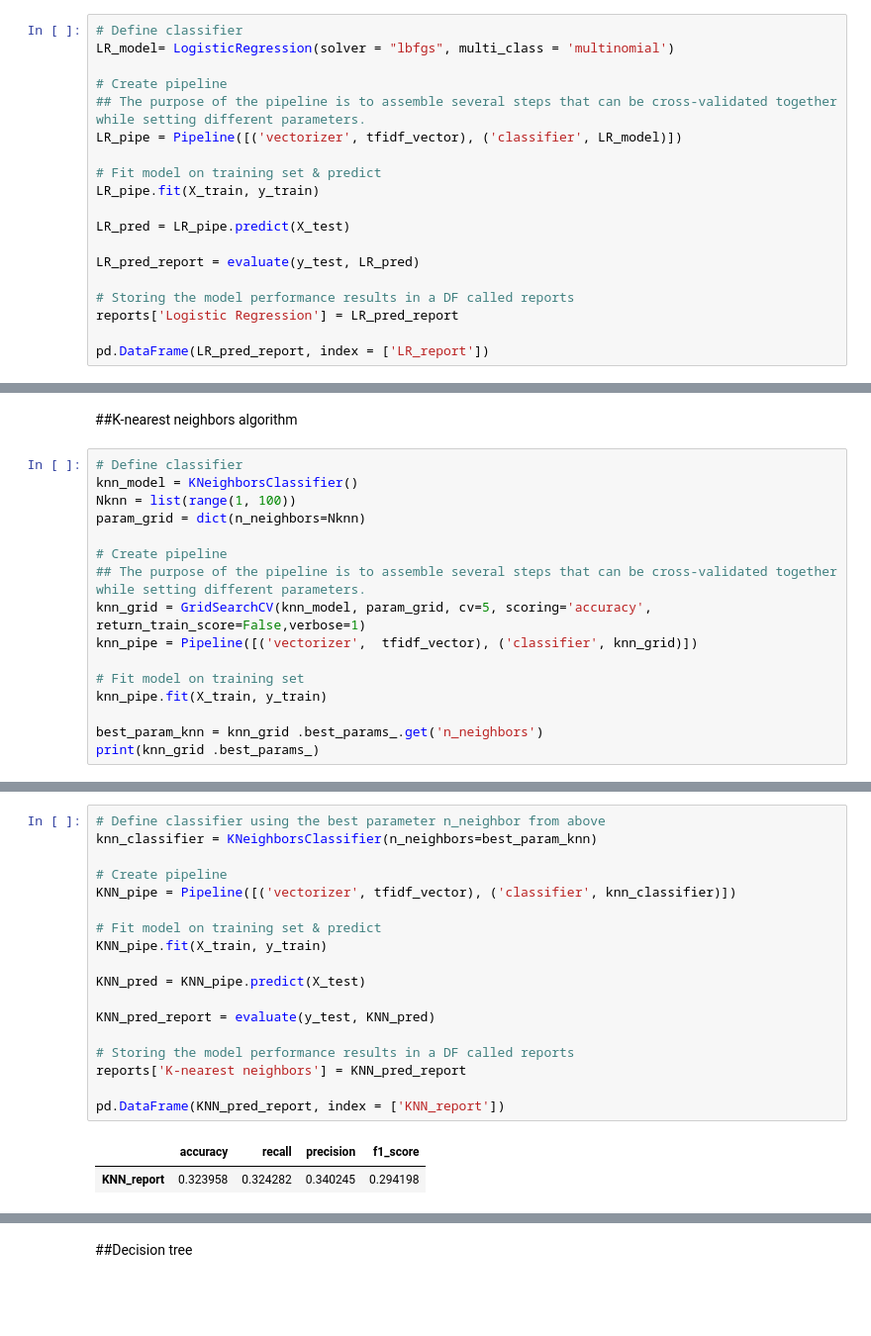
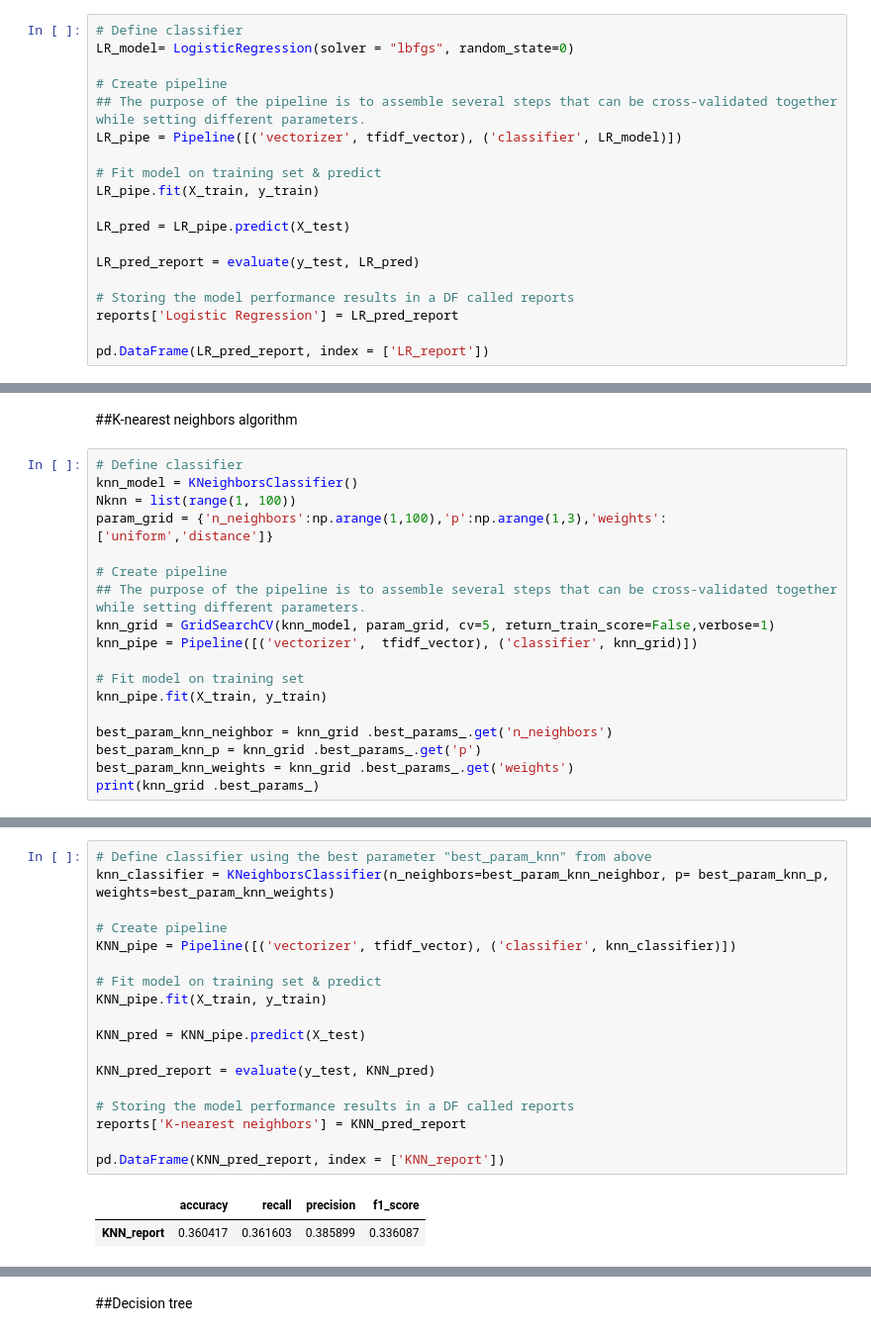
Before and after one commit to DavidHornung/Machine_learning, a Jupyter notebook: Mandatory_Models.ipynb, the cells around one changed output, grey strips where cells are left out. Shown at 99% size. Drawn from its saved outputs; the diff is of its cells as text; blank space fills up the shorter version.

```diff
--- a/Mandatory_Models.ipynb
+++ b/Mandatory_Models.ipynb
@@ -158,7 +157,7 @@ y = df["difficulty"] # the labels we want to test against
 X_train, X_test, y_train, y_test = train_test_split(X, y, test_size=0.20, random_state=0)
 # %%
 # Define classifier
-LR_model= LogisticRegression(solver = "lbfgs", multi_class = 'multinomial')
+LR_model= LogisticRegression(solver = "lbfgs", random_state=0)
 
 # Create pipeline
 ## The purpose of the pipeline is to assemble several steps that can be cross-validated together while setting different parameters.
@@ -184,16 +191,18 @@ pd.DataFrame(LR_pred_report, index = ['LR_report'])
 # Define classifier
 knn_model = KNeighborsClassifier()
 Nknn = list(range(1, 100))
-param_grid = dict(n_neighbors=Nknn)
+param_grid = {'n_neighbors':np.arange(1,100),'p':np.arange(1,3),'weights':['uniform','distance']}
 
 # Create pipeline
 ## The purpose of the pipeline is to assemble several steps that can be cross-validated together while setting different parameters.
-knn_grid = GridSearchCV(knn_model, param_grid, cv=5, scoring='accuracy', return_train_score=False,verbose=1)
+knn_grid = GridSearchCV(knn_model, param_grid, cv=5, return_train_score=False,verbose=1)
 knn_pipe = Pipeline([('vectorizer',  tfidf_vector), ('classifier', knn_grid)])
 
 # Fit model on training set
 knn_pipe.fit(X_train, y_train)
 
-best_param_knn = knn_grid .best_params_.get('n_neighbors')
+best_param_knn_neighbor = knn_grid .best_params_.get('n_neighbors')
+best_param_knn_p = knn_grid .best_params_.get('p')
+best_param_knn_weights = knn_grid .best_params_.get('weights')
 print(knn_grid .best_params_)
 # %% [output]
@@ -202,21 +211,21 @@ Fitting 5 folds for each of 99 candidates, totalling 495 fits
 # %%
-# Define classifier using the best parameter n_neighbor from above
-knn_classifier = KNeighborsClassifier(n_neighbors=best_param_knn)
+# Define classifier using the best parameter "best_param_knn" from above
+knn_classifier = KNeighborsClassifier(n_neighbors=best_param_knn_neighbor, p= best_param_knn_p, weights=best_param_knn_weights)
 
 # Create pipeline
 KNN_pipe = Pipeline([('vectorizer', tfidf_vector), ('classifier', knn_classifier)])
 
 # Fit model on training set & predict
 KNN_pipe.fit(X_train, y_train)
 
 KNN_pred = KNN_pipe.predict(X_test)
 
 KNN_pred_report = evaluate(y_test, KNN_pred)
 
 # Storing the model performance results in a DF called reports
 reports['K-nearest neighbors'] = KNN_pred_report
 
 pd.DataFrame(KNN_pred_report, index = ['KNN_report'])
 # %% [output]
 |  | accuracy | recall | precision | f1_score |
-| KNN_report | 0.323958 | 0.324282 | 0.340245 | 0.294198 |
+| KNN_report | 0.360417 | 0.361603 | 0.385899 | 0.336087 |
```
Also changed, not shown: parts of 12 cells of this notebook.
